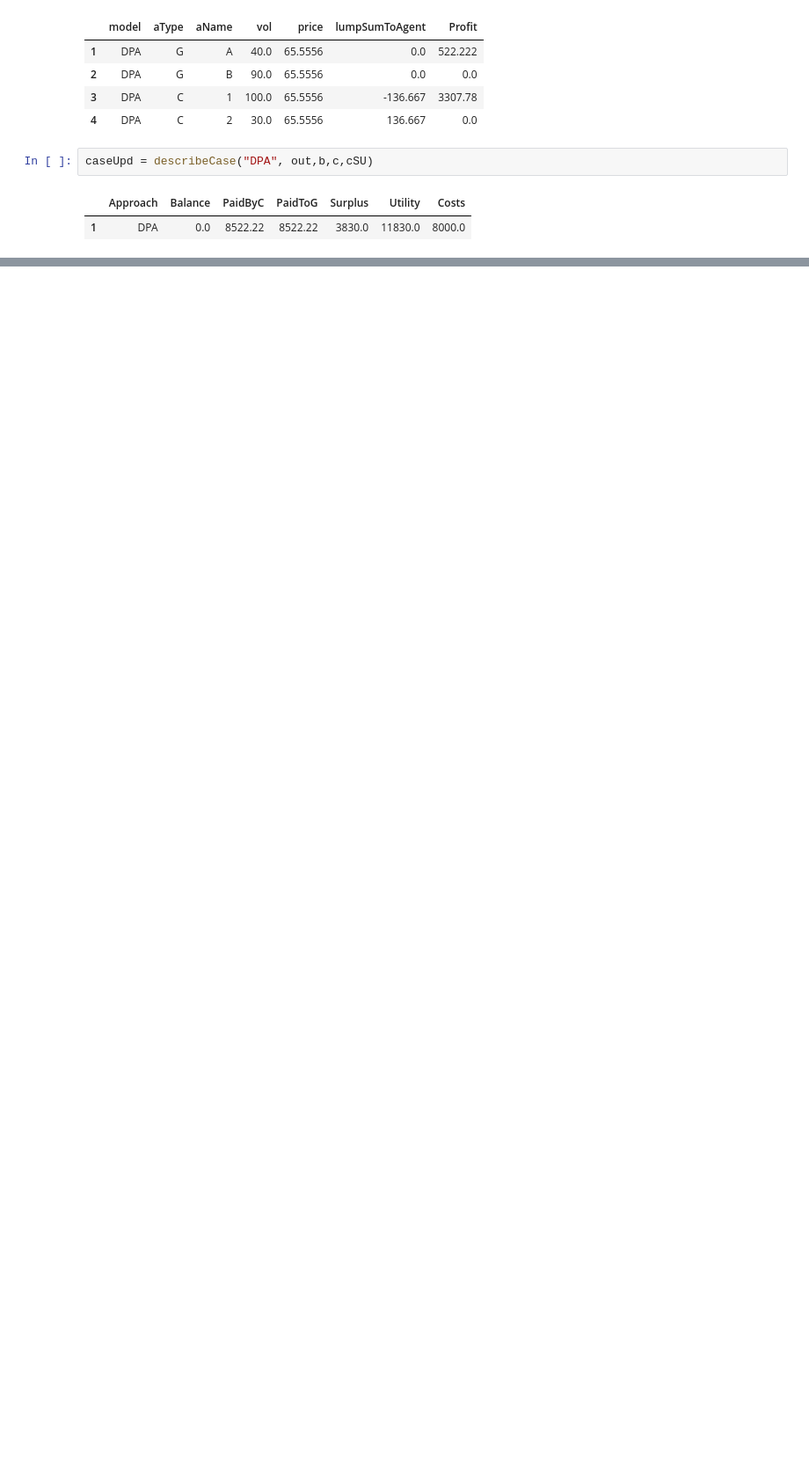
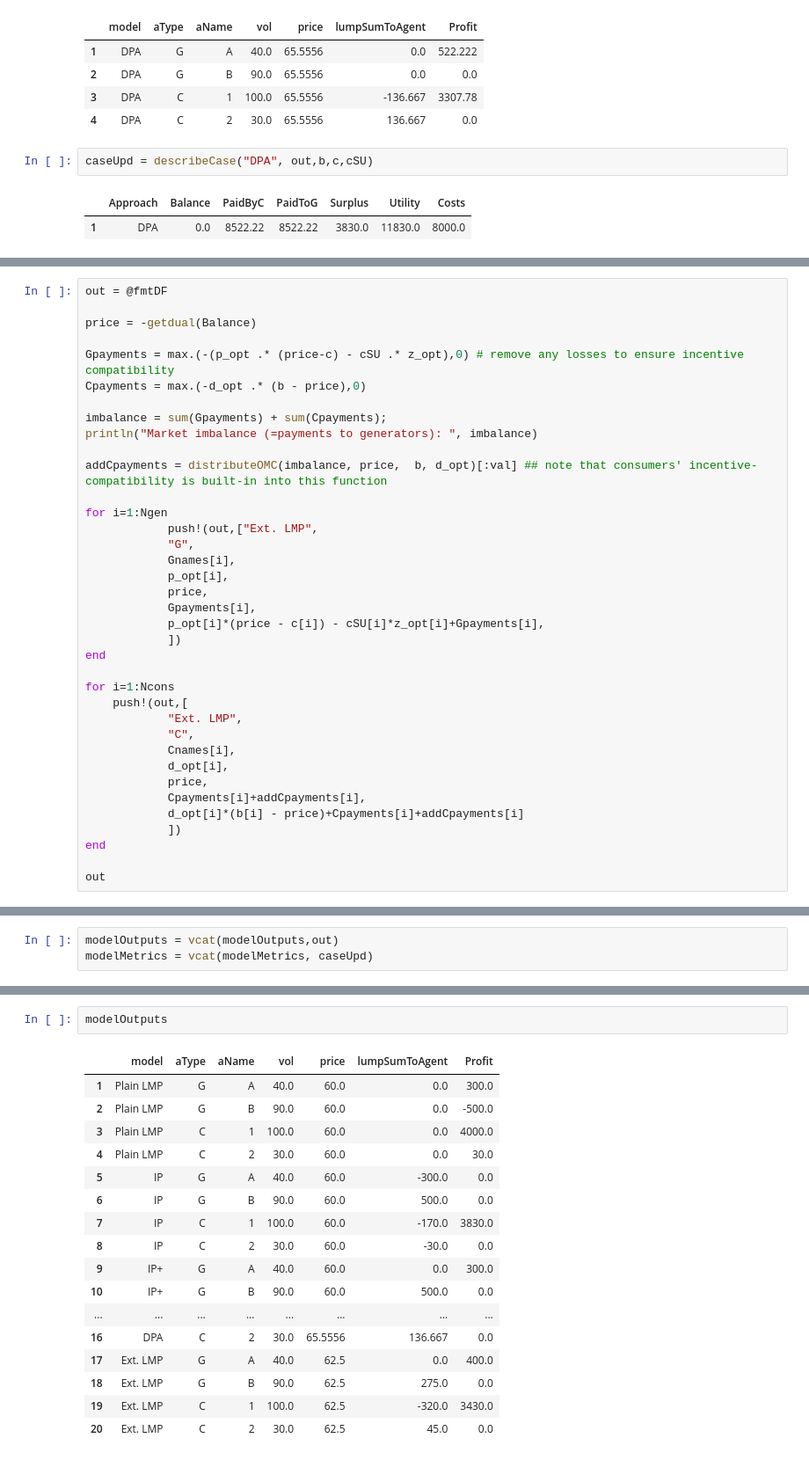
Before and after one commit to alex-bochkarev/LMP-approaches, a Jupyter notebook: src/LMP_comp.ipynb, the cells around one changed output, grey strips where cells are left out. Shown at 88% size. Drawn from its saved outputs; the diff is of its cells as text; blank space fills up the shorter version.

```diff
--- a/src/LMP_comp.ipynb
+++ b/src/LMP_comp.ipynb
@@ -683,0 +748,37 @@ modelMetrics = vcat(modelMetrics, caseUpd)
+# %%
+out = @fmtDF
+
+price = -getdual(Balance)
+
+Gpayments = max.(-(p_opt .* (price-c) - cSU .* z_opt),0) # remove any losses to ensure incentive compatibility
+Cpayments = max.(-d_opt .* (b - price),0)
+
+imbalance = sum(Gpayments) + sum(Cpayments);
+println("Market imbalance (=payments to generators): ", imbalance)
+
+addCpayments = distributeOMC(imbalance, price,  b, d_opt)[:val] ## note that consumers' incentive-compatibility is built-in into this function
+
+for i=1:Ngen
+            push!(out,["Ext. LMP",
+            "G",
+            Gnames[i],
+            p_opt[i],
+            price,
+            Gpayments[i],
+            p_opt[i]*(price - c[i]) - cSU[i]*z_opt[i]+Gpayments[i],
+            ])
+end
+
+for i=1:Ncons
+    push!(out,[
+            "Ext. LMP",
+            "C",
+            Cnames[i],
+            d_opt[i],
+            price,
+            Cpayments[i]+addCpayments[i],
+            d_opt[i]*(b[i] - price)+Cpayments[i]+addCpayments[i]
+            ])
+end
+
+out
@@ -683,0 +797,3 @@ modelMetrics = vcat(modelMetrics, caseUpd)
+# %%
+modelOutputs = vcat(modelOutputs,out)
+modelMetrics = vcat(modelMetrics, caseUpd)
@@ -683,0 +809,20 @@ modelMetrics = vcat(modelMetrics, caseUpd)
+# %%
+modelOutputs
+# %% [output]
+|  | model | aType | aName | vol | price | lumpSumToAgent | Profit |
+| 1 | Plain LMP | G | A | 40.0 | 60.0 | 0.0 | 300.0 |
+| 2 | Plain LMP | G | B | 90.0 | 60.0 | 0.0 | -500.0 |
+| 3 | Plain LMP | C | 1 | 100.0 | 60.0 | 0.0 | 4000.0 |
+| 4 | Plain LMP | C | 2 | 30.0 | 60.0 | 0.0 | 30.0 |
+| 5 | IP | G | A | 40.0 | 60.0 | -300.0 | 0.0 |
+| 6 | IP | G | B | 90.0 | 60.0 | 500.0 | 0.0 |
+| 7 | IP | C | 1 | 100.0 | 60.0 | -170.0 | 3830.0 |
+| 8 | IP | C | 2 | 30.0 | 60.0 | -30.0 | 0.0 |
+| 9 | IP+ | G | A | 40.0 | 60.0 | 0.0 | 300.0 |
+| 10 | IP+ | G | B | 90.0 | 60.0 | 500.0 | 0.0 |
+| ... | ... | ... | ... | ... | ... | ... | ... |
+| 16 | DPA | C | 2 | 30.0 | 65.5556 | 136.667 | 0.0 |
+| 17 | Ext. LMP | G | A | 40.0 | 62.5 | 0.0 | 400.0 |
+| 18 | Ext. LMP | G | B | 90.0 | 62.5 | 275.0 | 0.0 |
+| 19 | Ext. LMP | C | 1 | 100.0 | 62.5 | -320.0 | 3430.0 |
+| 20 | Ext. LMP | C | 2 | 30.0 | 62.5 | 45.0 | 0.0 |
```
Also changed, not shown: parts of 21 cells of this notebook, 1 other file.
